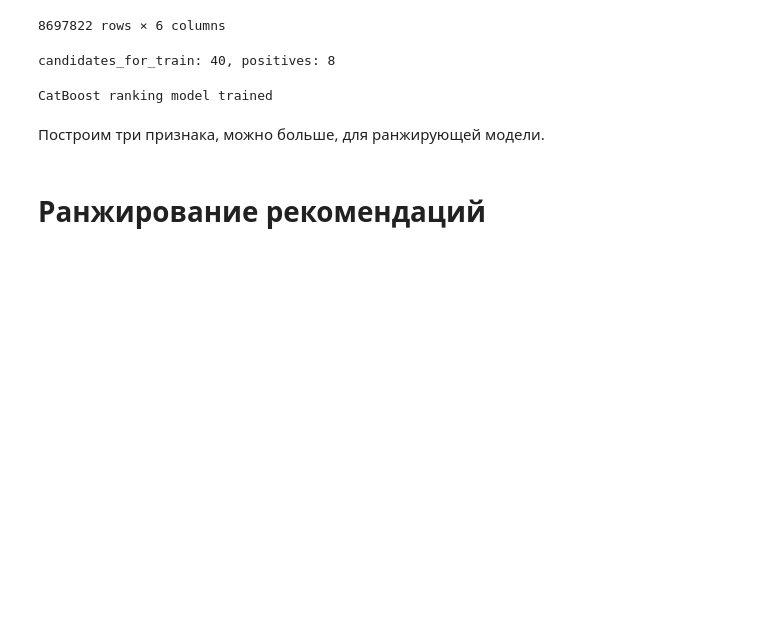
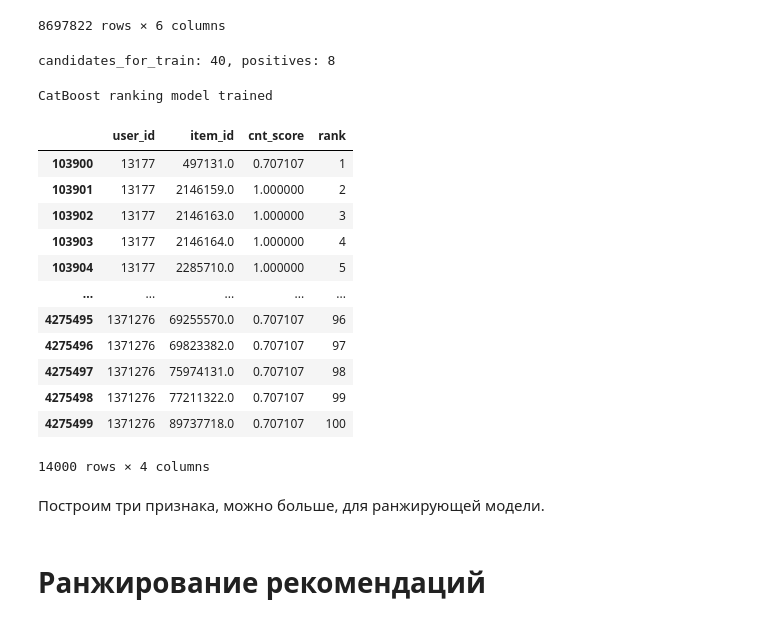
Before and after one commit to alex-feygin/mle-recsys-project, a Jupyter notebook: recommendations_filled.ipynb, the cells around one changed output. Saved outputs shown, nothing was run; the diff lists cells and outputs as text; code cells hidden in the pictures; blank space fills up the shorter version.

```diff
--- a/recommendations_filled.ipynb
+++ b/recommendations_filled.ipynb
@@ -1072,6 +1072,22 @@ model.fit(X, y)
 print("CatBoost ranking model trained")
 # %% [output]
 CatBoost ranking model trained
+# %%
+content_recommendations_2
+# %% [output]
+|  | user_id | item_id | cnt_score | rank |
+| 103900 | 13177 | 497131.0 | 0.707107 | 1 |
+| 103901 | 13177 | 2146159.0 | 1.000000 | 2 |
+| 103902 | 13177 | 2146163.0 | 1.000000 | 3 |
+| 103903 | 13177 | 2146164.0 | 1.000000 | 4 |
+| 103904 | 13177 | 2285710.0 | 1.000000 | 5 |
+| ... | ... | ... | ... | ... |
+| 4275495 | 1371276 | 69255570.0 | 0.707107 | 96 |
+| 4275496 | 1371276 | 69823382.0 | 0.707107 | 97 |
+| 4275497 | 1371276 | 75974131.0 | 0.707107 | 98 |
+| 4275498 | 1371276 | 77211322.0 | 0.707107 | 99 |
+| 4275499 | 1371276 | 89737718.0 | 0.707107 | 100 |
+14000 rows × 4 columns
 # %%
 # Candidate pool (inference): ALS + Content + Cold for events_test_candidates users
 test_candidates_users = events_test_candidates["user_id"].unique()
```
Also changed, not shown: parts of 2 cells of this notebook.
